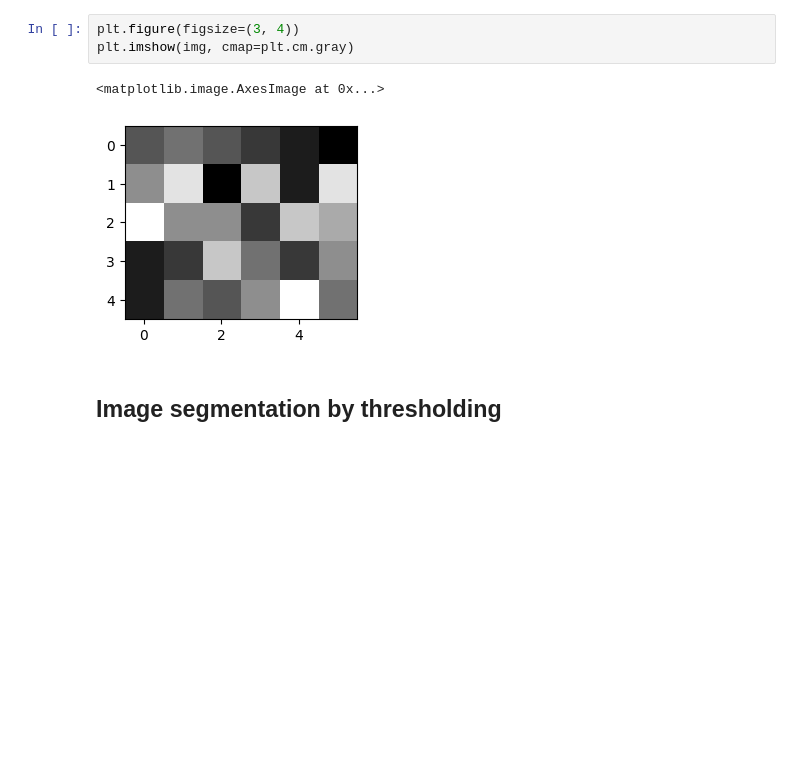
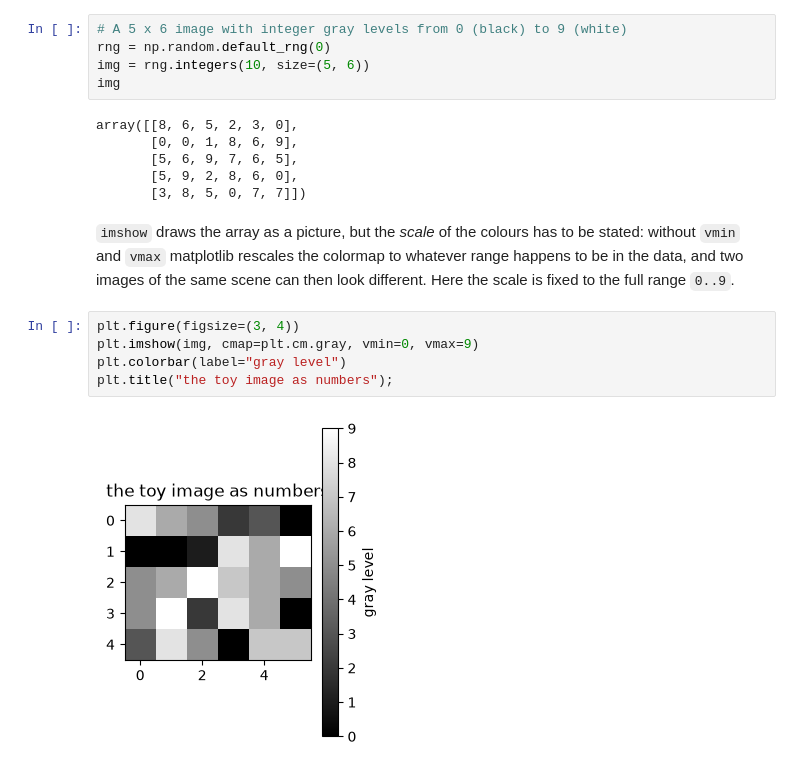
Before and after one commit to fum-cs/mfds, a Jupyter notebook: notebooks/high-dimensional-spaces/Image-Segmentation-K-Means.ipynb, the cells around one changed output. Drawn from its saved outputs; the diff is of its cells as text; blank space fills up the shorter version.

Commit message:
Merge image segmentation files

```diff
--- a/notebooks/high-dimensional-spaces/Image-Segmentation-K-Means.ipynb
+++ b/notebooks/high-dimensional-spaces/Image-Segmentation-K-Means.ipynb
@@ -27,8 +67,23 @@ array([[3, 4, 3, 2, 1, 0],
+# %%
+# A 5 x 6 image with integer gray levels from 0 (black) to 9 (white)
+rng = np.random.default_rng(0)
+img = rng.integers(10, size=(5, 6))
+img
+# %% [output]
+array([[8, 6, 5, 2, 3, 0],
+       [0, 0, 1, 8, 6, 9],
+       [5, 6, 9, 7, 6, 5],
+       [5, 9, 2, 8, 6, 0],
+       [3, 8, 5, 0, 7, 7]])
+# %% [markdown]
+`imshow` draws the array as a picture, but the *scale* of the colours has to be
+stated: without `vmin` and `vmax` matplotlib rescales the colormap to whatever
+range happens to be in the data, and two images of the same scene can then look
+different. Here the scale is fixed to the full range `0..9`.
 # %%
 plt.figure(figsize=(3, 4))
-plt.imshow(img, cmap=plt.cm.gray)
+plt.imshow(img, cmap=plt.cm.gray, vmin=0, vmax=9)
+plt.colorbar(label="gray level")
+plt.title("the toy image as numbers");
 # %% [output]
-<matplotlib.image.AxesImage at 0x...>
-[figure, old version]
+[figure, new version]
-# %% [markdown]
-## Image segmentation by thresholding
```
Also changed, not shown: parts of 63 cells of this notebook, 3 other files.
